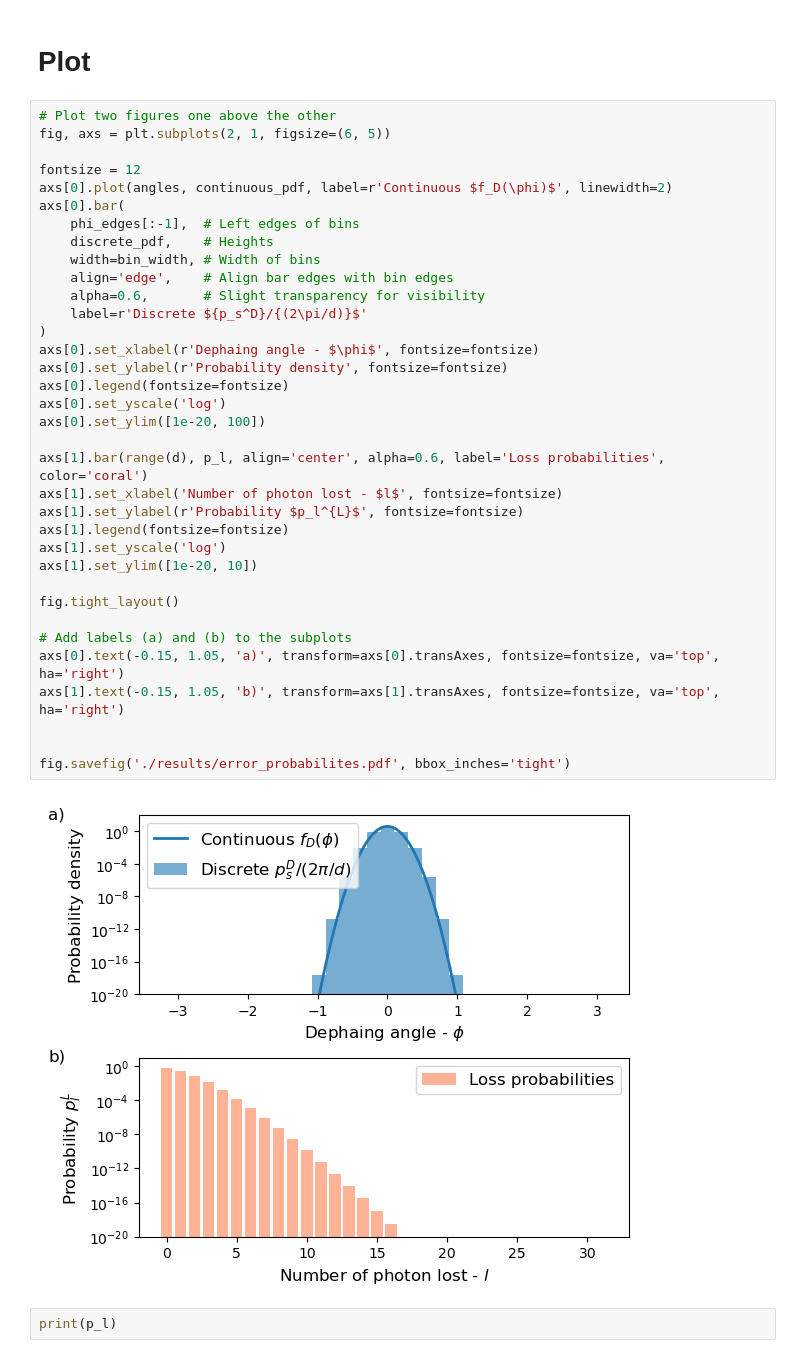
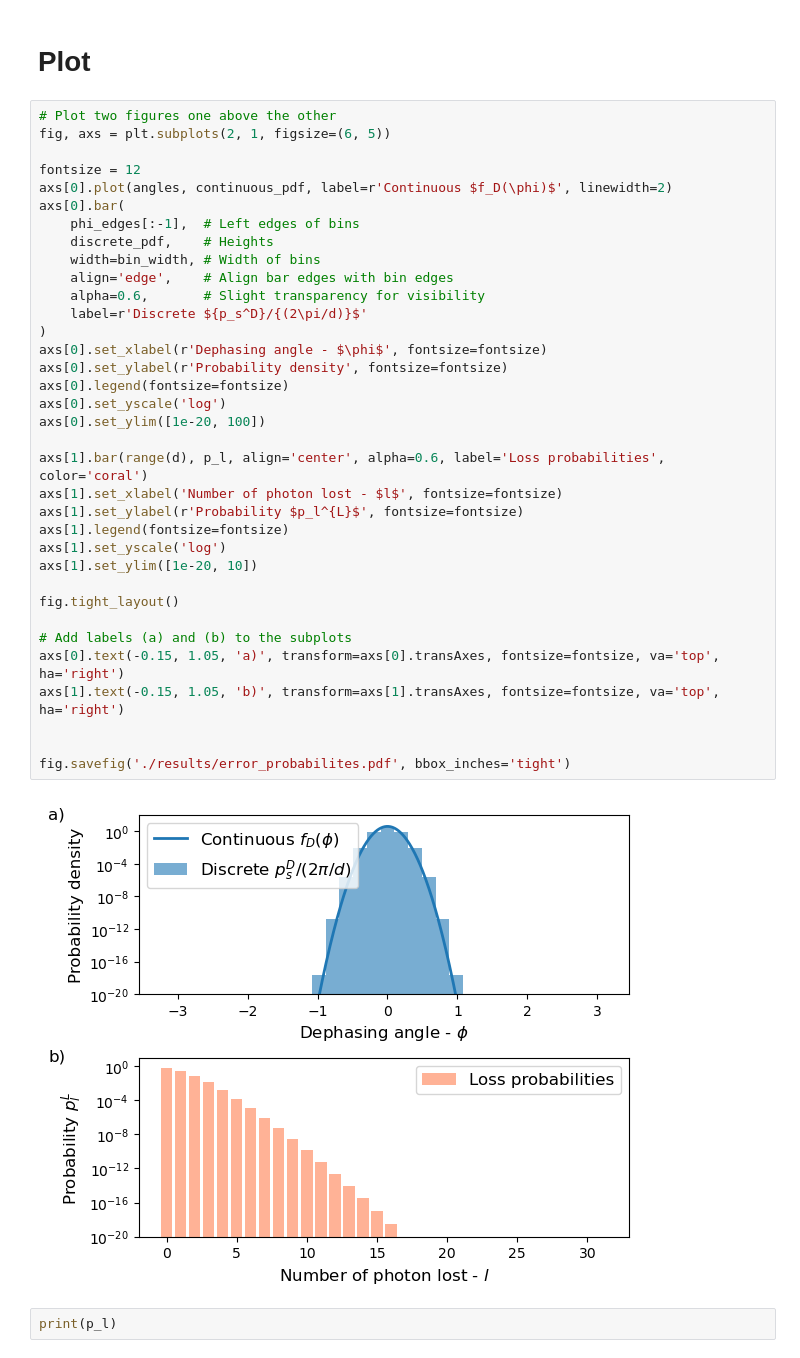
Before and after one commit to RosenblumLab/BosonicEntanglementDistillation, a Jupyter notebook: discrete_errors.ipynb, the cells around one changed output. Cells and saved outputs as stored; diff of their text form.

```diff
--- a/discrete_errors.ipynb
+++ b/discrete_errors.ipynb
@@ -72,35 +72,35 @@ fontsize = 12
 axs[0].plot(angles, continuous_pdf, label=r'Continuous $f_D(\phi)$', linewidth=2)
 axs[0].bar(
     phi_edges[:-1],  # Left edges of bins
     discrete_pdf,    # Heights
     width=bin_width, # Width of bins
     align='edge',    # Align bar edges with bin edges
     alpha=0.6,       # Slight transparency for visibility
     label=r'Discrete ${p_s^D}/{(2\pi/d)}$'
 )
-axs[0].set_xlabel(r'Dephaing angle - $\phi$', fontsize=fontsize)
+axs[0].set_xlabel(r'Dephasing angle - $\phi$', fontsize=fontsize)
 axs[0].set_ylabel(r'Probability density', fontsize=fontsize)
 axs[0].legend(fontsize=fontsize)
 axs[0].set_yscale('log')
 axs[0].set_ylim([1e-20, 100])
 
 axs[1].bar(range(d), p_l, align='center', alpha=0.6, label='Loss probabilities', color='coral')
 axs[1].set_xlabel('Number of photon lost - $l$', fontsize=fontsize)
 axs[1].set_ylabel(r'Probability $p_l^{L}$', fontsize=fontsize)
 axs[1].legend(fontsize=fontsize)
 axs[1].set_yscale('log')
 axs[1].set_ylim([1e-20, 10])
 
 fig.tight_layout()
 
 # Add labels (a) and (b) to the subplots
 axs[0].text(-0.15, 1.05, 'a)', transform=axs[0].transAxes, fontsize=fontsize, va='top', ha='right')
 axs[1].text(-0.15, 1.05, 'b)', transform=axs[1].transAxes, fontsize=fontsize, va='top', ha='right')
 
 
 fig.savefig('./results/error_probabilites.pdf', bbox_inches='tight')
 # %% [output]
-[figure, old version]
+[figure, new version]
 # %%
 print(p_l)
 # %% [output]
```
Also changed, not shown: 4 other files.
